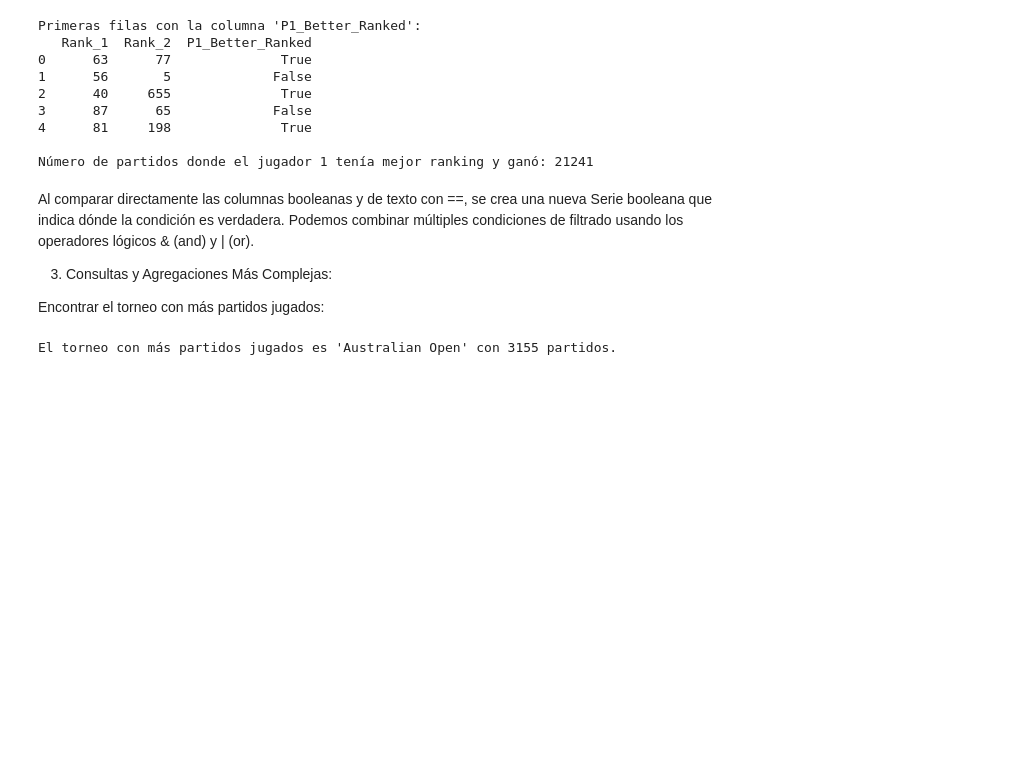
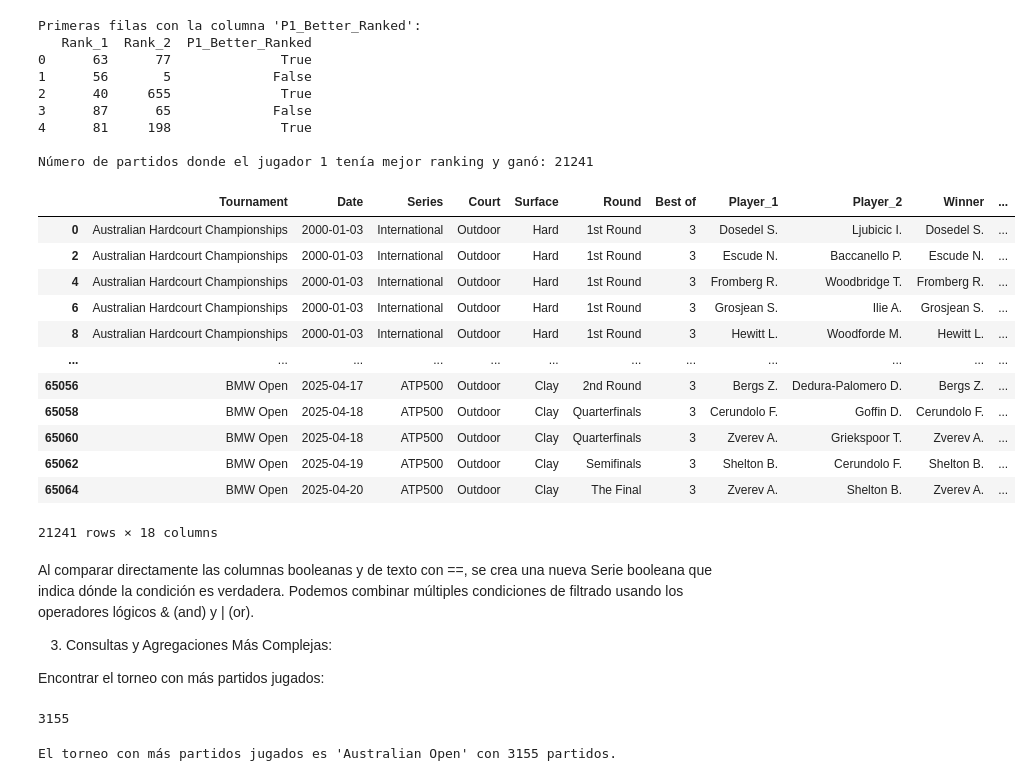
Before and after one commit to roreravi/kevin, a Jupyter notebook: tennis/tennis2.ipynb, the cells around one changed output. Cells and saved outputs as stored; diff of their text form; code cells hidden in the pictures; blank space fills up the shorter version.

Commit message:
algunas explicaciones sobre tennis2

```diff
--- a/tennis/tennis2.ipynb
+++ b/tennis/tennis2.ipynb
@@ -39,8 +39,10 @@ import pandas as pd
 import matplotlib.pyplot as plt
 import seaborn as sns
 
+path_ravi = '/home/ravi/Documents/Kevin/kevin/datasets/atp_tennis.csv'
+path_kevin = '/Users/test/Documents/curso analista datos/kevin/datasets/atp_tennis.csv'
 # Cargamos el dataset
-df = pd.read_csv('/Users/test/Documents/curso analista datos/kevin/datasets/atp_tennis.csv')
+df = pd.read_csv(path_ravi)
 
 # Limpieza básica: eliminar filas con valores nulos
 df_cleaned = df.dropna().copy() # Usamos .copy() para evitar warnings sobre modificaciones en la vista
@@ -161,6 +198,22 @@ Primeras filas con la columna 'P1_Better_Ranked':
 4      81     198              True
 
 Número de partidos donde el jugador 1 tenía mejor ranking y ganó: 21241
+# %%
+better_ranked_p1_won
+# %% [output]
+|  | Tournament | Date | Series | Court | Surface | Round | Best of | Player_1 | Player_2 | Winner | ... |
+| 0 | Australian Hardcourt Championships | 2000-01-03 | International | Outdoor | Hard | 1st Round | 3 | Dosedel S. | Ljubicic I. | Dosedel S. | ... |
+| 2 | Australian Hardcourt Championships | 2000-01-03 | International | Outdoor | Hard | 1st Round | 3 | Escude N. | Baccanello P. | Escude N. | ... |
+| 4 | Australian Hardcourt Championships | 2000-01-03 | International | Outdoor | Hard | 1st Round | 3 | Fromberg R. | Woodbridge T. | Fromberg R. | ... |
+| 6 | Australian Hardcourt Championships | 2000-01-03 | International | Outdoor | Hard | 1st Round | 3 | Grosjean S. | Ilie A. | Grosjean S. | ... |
+| 8 | Australian Hardcourt Championships | 2000-01-03 | International | Outdoor | Hard | 1st Round | 3 | Hewitt L. | Woodforde M. | Hewitt L. | ... |
+| ... | ... | ... | ... | ... | ... | ... | ... | ... | ... | ... | ... |
+| 65056 | BMW Open | 2025-04-17 | ATP500 | Outdoor | Clay | 2nd Round | 3 | Bergs Z. | Dedura-Palomero D. | Bergs Z. | ... |
+| 65058 | BMW Open | 2025-04-18 | ATP500 | Outdoor | Clay | Quarterfinals | 3 | Cerundolo F. | Goffin D. | Cerundolo F. | ... |
+| 65060 | BMW Open | 2025-04-18 | ATP500 | Outdoor | Clay | Quarterfinals | 3 | Zverev A. | Griekspoor T. | Zverev A. | ... |
+| 65062 | BMW Open | 2025-04-19 | ATP500 | Outdoor | Clay | Semifinals | 3 | Shelton B. | Cerundolo F. | Shelton B. | ... |
+| 65064 | BMW Open | 2025-04-20 | ATP500 | Outdoor | Clay | The Final | 3 | Zverev A. | Shelton B. | Zverev A. | ... |
+21241 rows × 18 columns
 # %% [markdown]
 Al comparar directamente las columnas booleanas y de texto con ==, se crea una nueva Serie booleana que indica dónde la condición es verdadera.
 Podemos combinar múltiples condiciones de filtrado usando los operadores lógicos & (and) y | (or).
@@ -168,6 +221,10 @@ Podemos combinar múltiples condiciones de filtrado usando los operadores lógic
 3. Consultas y Agregaciones Más Complejas:
 
 Encontrar el torneo con más partidos jugados:
+# %%
+df_cleaned['Tournament'].value_counts().max()
+# %% [output]
+3155
 # %%
 tournament_counts = df_cleaned['Tournament'].value_counts()
 most_common_tournament = tournament_counts.idxmax() # Devuelve el índice con el valor máximo
```
Also changed, not shown: parts of 5 cells of this notebook.
